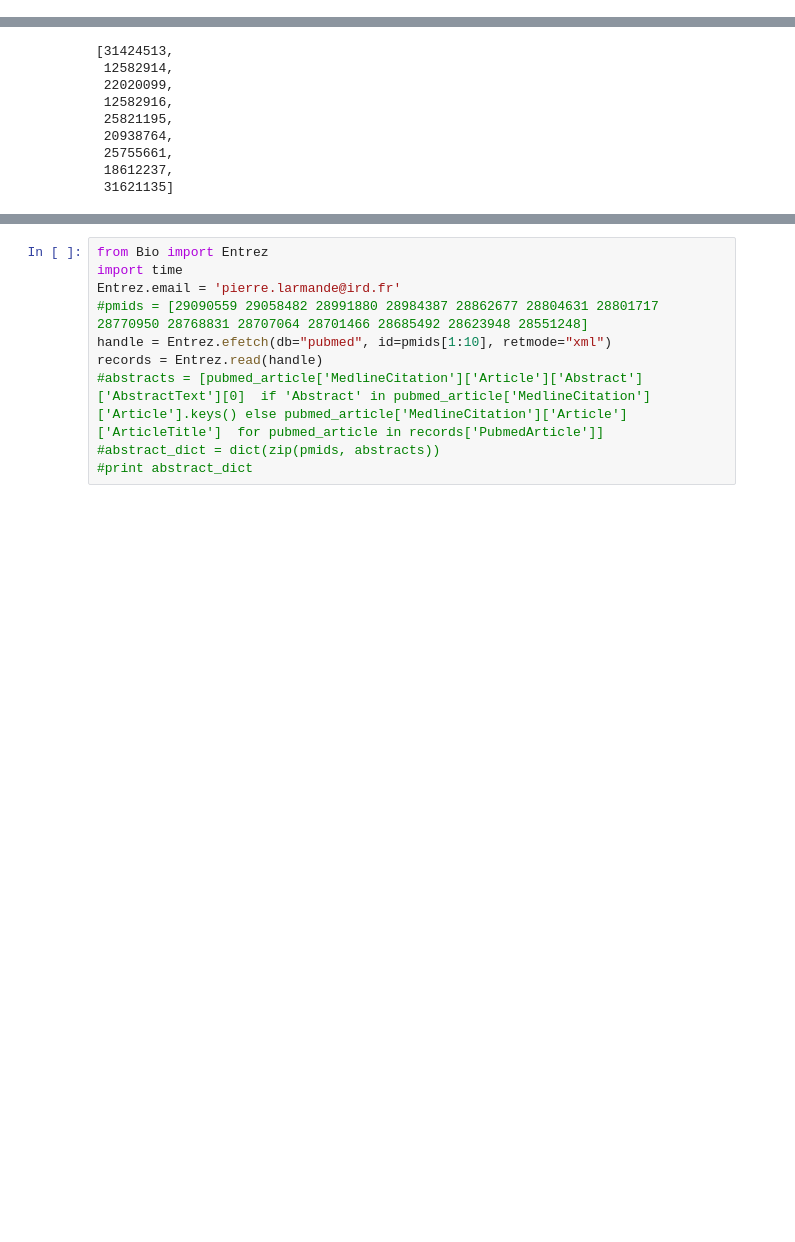
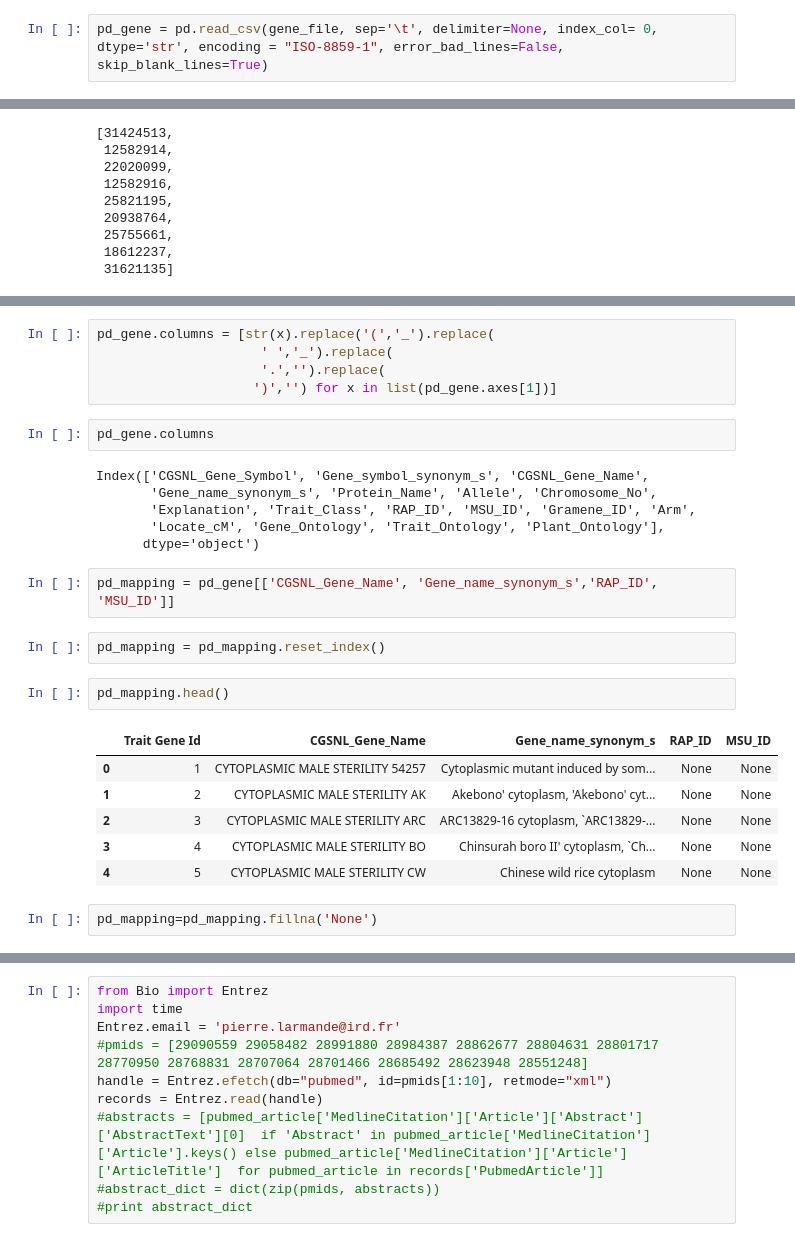
Before and after one commit to pierrelarmande/OryzaGP, a Jupyter notebook: src/OryzaGP.ipynb, the cells around one changed output, grey strips where cells are left out. Drawn from its saved outputs; the diff is of its cells as text; blank space fills up the shorter version.

```diff
--- a/src/OryzaGP.ipynb
+++ b/src/OryzaGP.ipynb
@@ -70,3 +70,5 @@ pub_mappings_geneid = 'pub_mappings_genid.txt'
 abstracts_file = 'output/abstracts.csv'
 
 #iric = pd.DataFrame(pd.read_pickle('output/iric_oryzabase_tf_rapdb_annotation.pkl'))
+# %%
+pd_gene = pd.read_csv(gene_file, sep='\t', delimiter=None, index_col= 0, dtype='str', encoding = "ISO-8859-1", error_bad_lines=False, skip_blank_lines=True)
@@ -178,0 +193,28 @@ pmids[1:10]
+# %%
+pd_gene.columns = [str(x).replace('(','_').replace(
+                     ' ','_').replace(
+                     '.','').replace(
+                    ')','') for x in list(pd_gene.axes[1])]
+# %%
+pd_gene.columns
+# %% [output]
+Index(['CGSNL_Gene_Symbol', 'Gene_symbol_synonym_s', 'CGSNL_Gene_Name',
+       'Gene_name_synonym_s', 'Protein_Name', 'Allele', 'Chromosome_No',
+       'Explanation', 'Trait_Class', 'RAP_ID', 'MSU_ID', 'Gramene_ID', 'Arm',
+       'Locate_cM', 'Gene_Ontology', 'Trait_Ontology', 'Plant_Ontology'],
+      dtype='object')
+# %%
+pd_mapping = pd_gene[['CGSNL_Gene_Name', 'Gene_name_synonym_s','RAP_ID', 'MSU_ID']]
+# %%
+pd_mapping = pd_mapping.reset_index()
+# %%
+pd_mapping.head()
+# %% [output]
+|  | Trait Gene Id | CGSNL_Gene_Name | Gene_name_synonym_s | RAP_ID | MSU_ID |
+| 0 | 1 | CYTOPLASMIC MALE STERILITY 54257 | Cytoplasmic mutant induced by som... | None | None |
+| 1 | 2 | CYTOPLASMIC MALE STERILITY AK | Akebono' cytoplasm, 'Akebono' cyt... | None | None |
+| 2 | 3 | CYTOPLASMIC MALE STERILITY ARC | ARC13829-16 cytoplasm, `ARC13829-... | None | None |
+| 3 | 4 | CYTOPLASMIC MALE STERILITY BO | Chinsurah boro II' cytoplasm, `Ch... | None | None |
+| 4 | 5 | CYTOPLASMIC MALE STERILITY CW | Chinese wild rice cytoplasm | None | None |
+# %%
+pd_mapping=pd_mapping.fillna('None')
```
Also changed, not shown: parts of 12 cells of this notebook.
